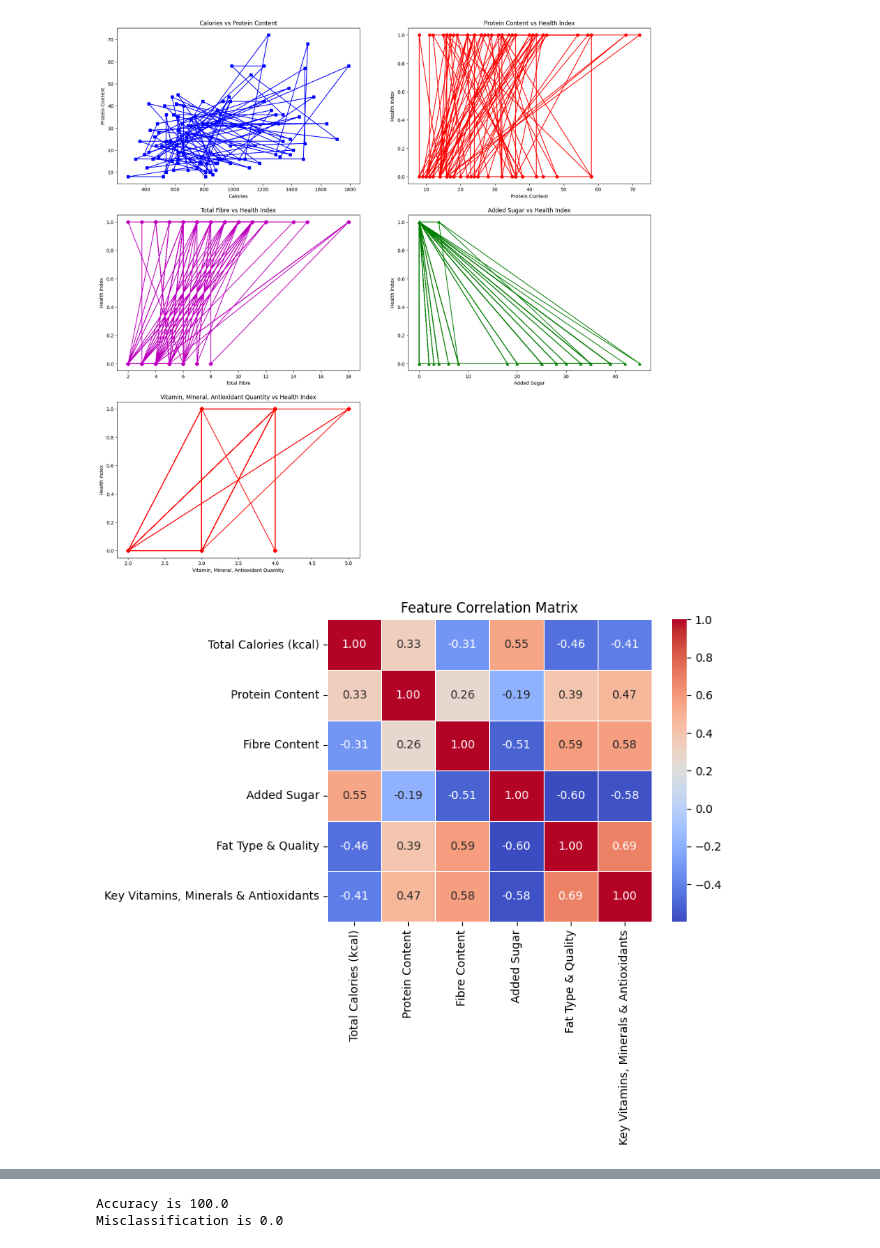
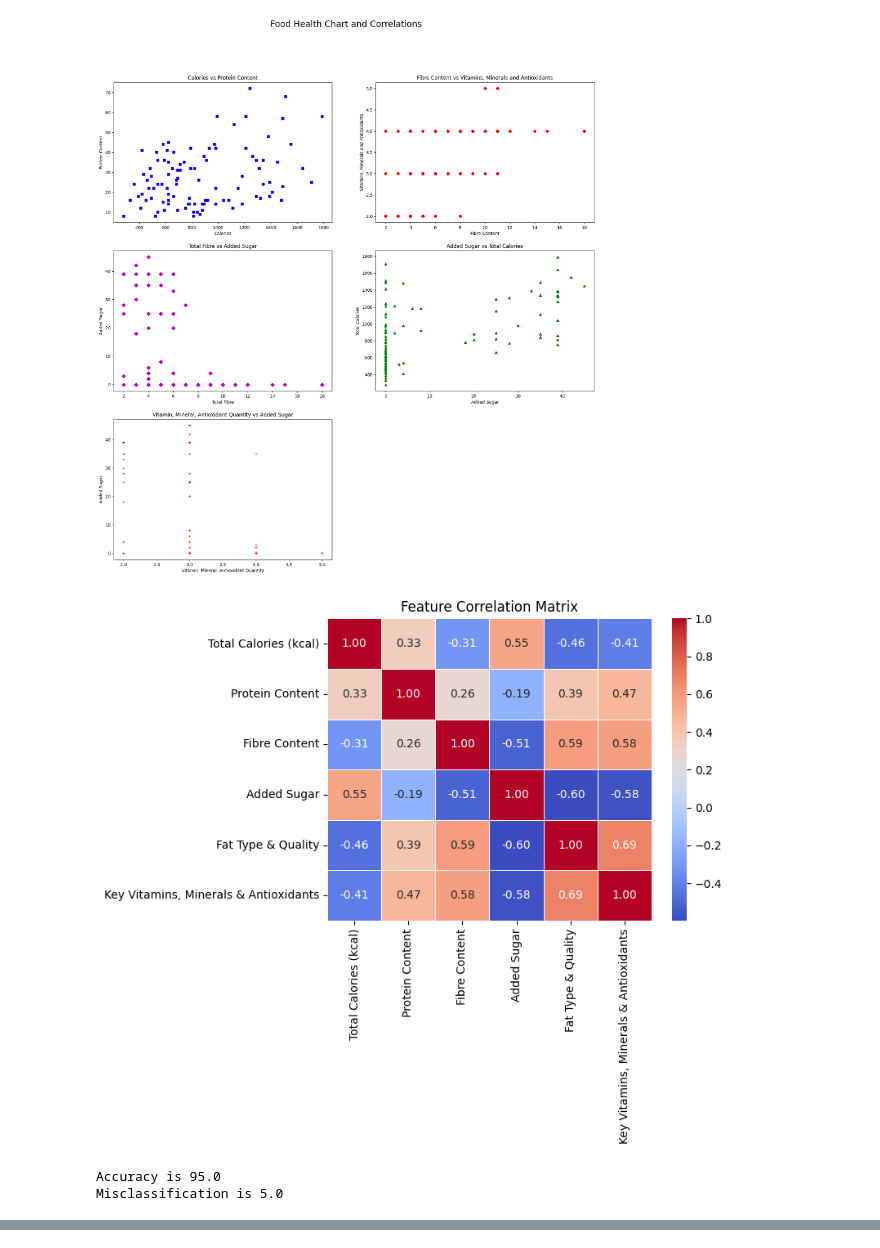
Before and after one commit to Adityapandey3112/health_index_ai, a Jupyter notebook: Untitled6.ipynb, the cells around one changed output, grey strips where cells are left out. Saved outputs shown, nothing was run; the diff lists cells and outputs as text; code cells hidden in the pictures.

```diff
--- a/Untitled6.ipynb
+++ b/Untitled6.ipynb
@@ -6,71 +6,83 @@ import numpy as np
 import matplotlib.pyplot as plt
 import pandas as pd
 dataset = pd.read_csv('food1.csv')
+dataset = dataset.replace(to_replace = 'n/a', value = np.nan)
+dataset = dataset.ffill()
 x = dataset.iloc[:, 2:8]
 y = dataset.iloc[:, -1].map({'Healthy': 1, 'Unhealthy': 0})
-dataset = dataset.replace(to_replace = 'n/a', value = np.nan)
-dataset = dataset.ffill()
 a = dataset['Total Calories (kcal)'].values
 b = dataset['Protein Content'].values
 c = dataset['Fibre Content'].values
 d = dataset['Added Sugar'].values
 e = dataset['Key Vitamins, Minerals & Antioxidants'].values
 fig = plt.figure(figsize =(20, 20))
+plt.suptitle('Food Health Chart and Correlations', fontsize=20)
 sub1 = plt.subplot(3, 2, 1)
 sub2 = plt.subplot(3, 2, 2)
 sub3 = plt.subplot(3, 2, 3)
 sub4 = plt.subplot(3, 2, 4)
 sub5 = plt.subplot(3, 2, 5)
-sub1.plot(a, b, 'sb-')
+sub1.plot(a, b, 'sb')
 sub1.set_title('Calories vs Protein Content')
 sub1.set_xlabel('Calories')
 sub1.set_ylabel('Protein Content')
-sub2.plot(b, y, 'or-')
-sub2.set_title('Protein Content vs Health Index')
-sub2.set_xlabel('Protein Content')
-sub2.set_ylabel('Health Index')
-sub3.plot(c, y,  'Dm-')
-sub3.set_title('Total Fibre vs Health Index')
+sub2.plot(c, e, 'or')
+sub2.set_title('Fibre Content vs Vitamins, Minerals and Antioxidants')
+sub2.set_xlabel('Fibre Content')
+sub2.set_ylabel('Vitamins, Minerals and Antioxidants')
+sub3.plot(c, d,  'Dm')
+sub3.set_title('Total Fibre vs Added Sugar')
 sub3.set_xlabel('Total Fibre')
-sub3.set_ylabel('Health Index')
-sub4.plot(d, y, 'g^-')
-sub4.set_title('Added Sugar vs Health Index')
+sub3.set_ylabel('Added Sugar')
+sub4.plot(d, a, 'g^')
+sub4.set_title('Added Sugar vs Total Calories')
 sub4.set_xlabel('Added Sugar')
-sub4.set_ylabel('Health Index')
-sub5.plot(e, y, 'Dr-')
-sub5.set_title('Vitamin, Mineral, Antioxidant Quantity vs Health Index')
+sub4.set_ylabel('Total Calories')
+sub5.plot(e, d, '+r')
+sub5.set_title('Vitamin, Mineral, Antioxidant Quantity vs Added Sugar')
 sub5.set_xlabel('Vitamin, Mineral, Antioxidant Quantity')
-sub5.set_ylabel('Health Index')
+sub5.set_ylabel('Added Sugar')
 plt.show()
+print('\n\n\n\n')
 import seaborn as sns
 corr = dataset.iloc[:, 2:8].corr()
 sns.heatmap(corr, annot = True, cmap='coolwarm', fmt=".2f", linewidths=0.5)
 plt.title("Feature Correlation Matrix")
 plt.show()
-plot_df = dataset.copy()
-plot_df['Health_Status'] = y.map({1: 'Healthy', 0: 'Unhealthy'})
+print('\n\n\n\n')
 
-sns.pairplot(plot_df, hue='Health_Status', vars=['Total Calories (kcal)', 'Protein Content', 'Fibre Content', 'Added Sugar', 'Key Vitamins, Minerals & Antioxidants'], palette='Set1')
-plt.show()
+
 from sklearn.preprocessing import StandardScaler
 sc = StandardScaler()
 X = sc.fit_transform(x)
 from sklearn.model_selection import train_test_split
 X_train, X_test, y_train, y_test = train_test_split(X, y, test_size = 0.2, random_state = 21)
 from sklearn.ensemble import RandomForestClassifier
-classifier = RandomForestClassifier(n_estimators = 5, criterion = 'gini', random_state = 21)
+classifier = RandomForestClassifier(n_estimators = 10, criterion = 'gini', random_state = 21)
 classifier.fit(X_train, y_train)
 y_pred = classifier.predict(X_test)
 from sklearn.metrics import accuracy_score, confusion_matrix, ConfusionMatrixDisplay, classification_report
 acc = accuracy_score(y_test, y_pred)
+print('\n\n\n\n')
 print(f"Accuracy is {round(acc*100, 2)}")
 print(f"Misclassification is {round((1-acc)*100, 2)}")
 cm = confusion_matrix(y_test, y_pred)
 import matplotlib.pyplot as plt
 disp = ConfusionMatrixDisplay(confusion_matrix = cm, display_labels = y_test.unique())
 disp.plot(cmap = plt.cm.Blues)
 plt.title("Food Health Index")
 plt.show()
+
+print('\n\n\n\n')
+print('Classififation Report')
+print(classification_report(y_test, y_pred))
+print('\n\n\n\n')
+import statsmodels.api as sm
+X_train_sm = sm.add_constant(X_train)
+l_r = sm.OLS(y_train, X_train_sm).fit()
+print(l_r.summary())
 # %% [output]
-[figure, old version]
+[figure, new version]
 [figure]
+Accuracy is 95.0
+Misclassification is 5.0
@@ -78,2 +89,0 @@ plt.show()
-Accuracy is 100.0
-Misclassification is 0.0
```
Also changed, not shown: parts of 1 cell of this notebook.
